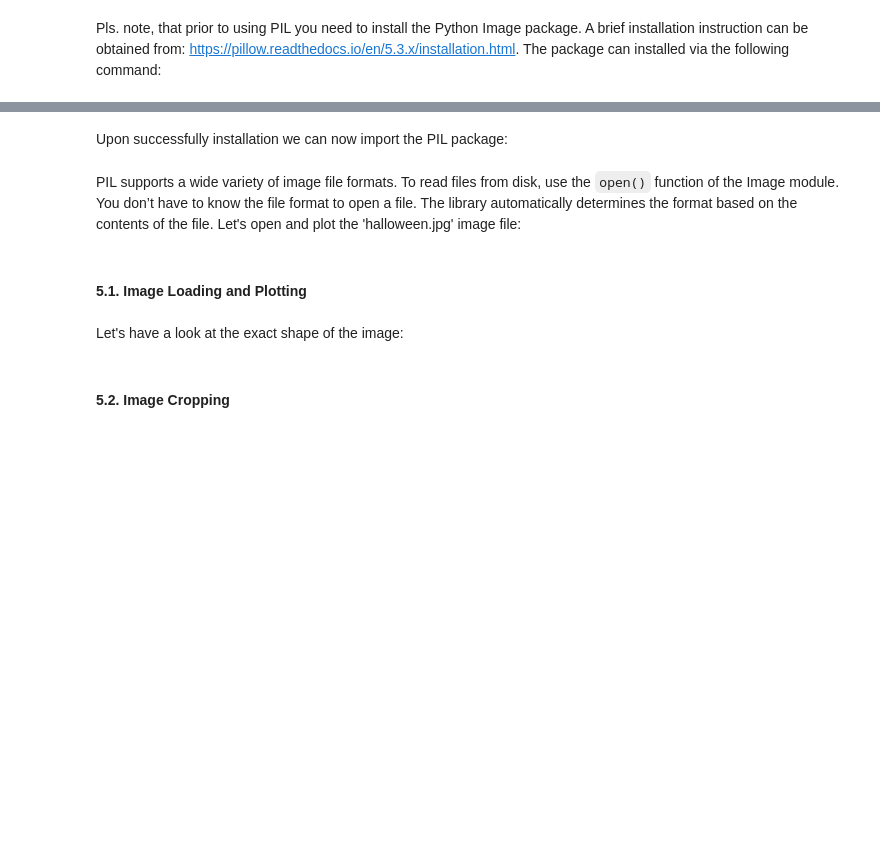
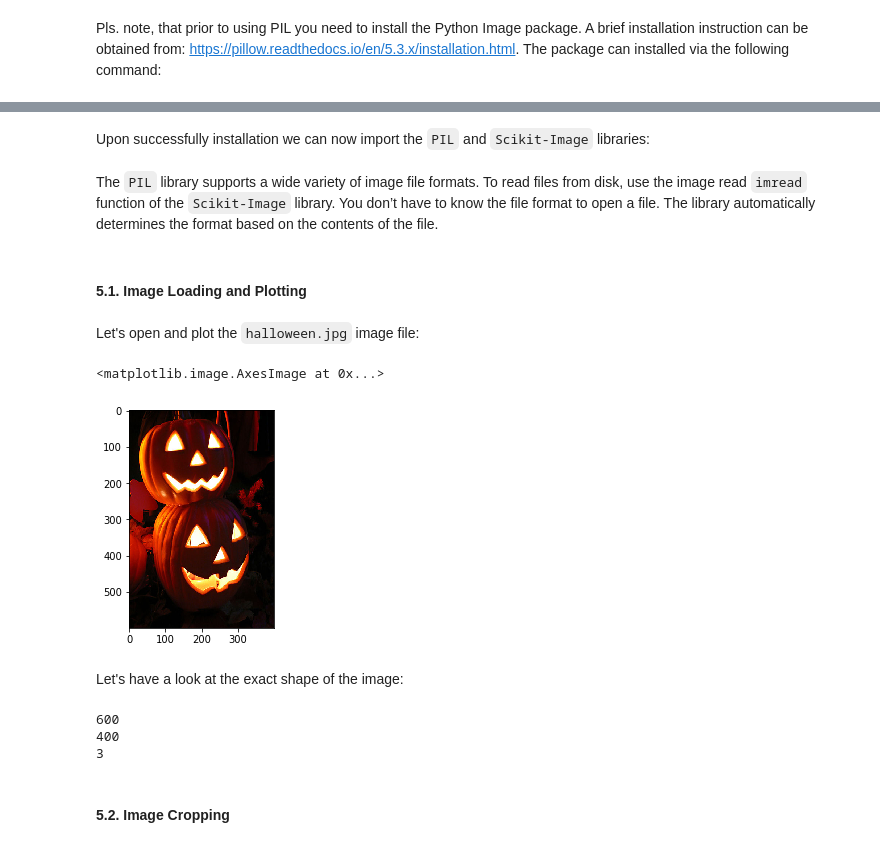
Before and after one commit to GitiHubi/courseAIML, a Jupyter notebook: lab_02/aiml_colab_02.ipynb, the cells around one changed output, grey strips where cells are left out. Cells and saved outputs as stored; diff of their text form; code cells hidden in the pictures; blank space fills up the shorter version.

```diff
--- a/lab_02/aiml_colab_02.ipynb
+++ b/lab_02/aiml_colab_02.ipynb
@@ -679,5 +698,5 @@ Pls. note, that prior to using PIL you need to install the Python Image package.
 # %% [markdown]
-Upon successfully installation we can now import the PIL package:
+Upon successfully installation we can now import the `PIL` and `Scikit-Image` libraries:
 # %%
 # use this statement to show plots inside your notebook
 %matplotlib inline
@@ -689,10 +711,15 @@ import matplotlib.pyplot as plt
 # %% [markdown]
-PIL supports a wide variety of image file formats. To read files from disk, use the `open()` function of the Image module. You don’t have to know the file format to open a file. The library automatically determines the format based on the contents of the file. Let's open and plot the 'halloween.jpg' image file:
+The `PIL` library supports a wide variety of image file formats. To read files from disk, use the image read `imread` function of the `Scikit-Image` library. You don’t have to know the file format to open a file. The library automatically determines the format based on the contents of the file.
 # %% [markdown]
 #### 5.1. Image Loading and Plotting
+# %% [markdown]
+Let's open and plot the `halloween.jpg` image file:
 # %%
-image = np.asarray(Image.open(github_model_path = 'https://raw.githubusercontent.com/gitihubi/courseAIML/master/lab_02/halloween.jpg"))
+image = io.imread("https://raw.githubusercontent.com/gitihubi/courseAIML/master/lab_02/halloween.jpg")
 plt.imshow(image, vmin=0, vmax=255)
+# %% [output]
+<matplotlib.image.AxesImage at 0x...>
+[figure, added]
 # %% [markdown]
 Let's have a look at the exact shape of the image:
 # %%
@@ -701,6 +728,10 @@ h, w, c = image.shape
 print(h)   # prints the image height
 print(w)   # prints the image width
 print(c)   # prints the number of image color channels = 3 for red, green, blue (rgb)
+# %% [output]
+600
+400
+3
 # %% [markdown]
 #### 5.2. Image Cropping
 # %% [markdown]
```
Also changed, not shown: parts of 3 cells of this notebook.
